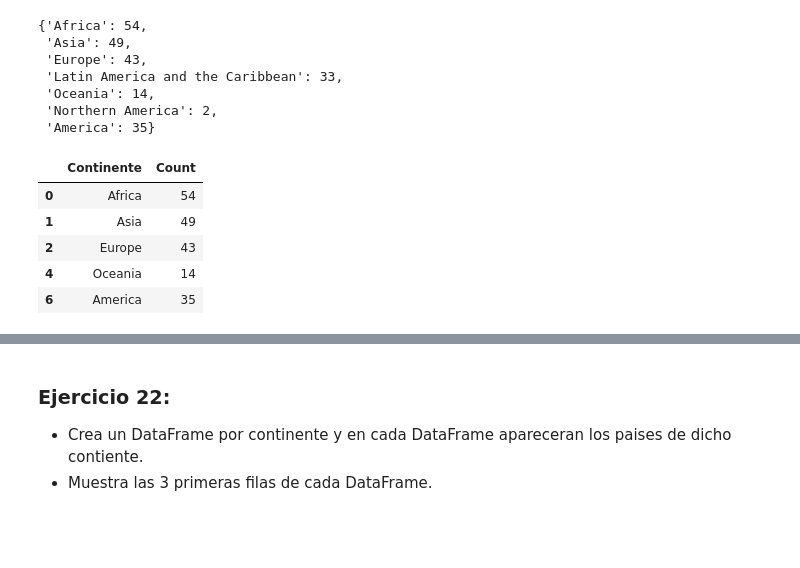
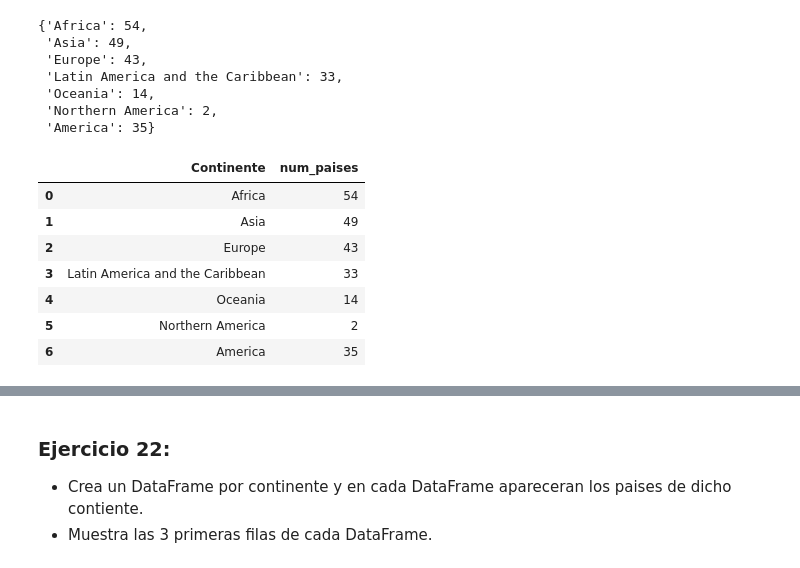
Before and after one commit to CarmenBarrancoGarcia/Carmen_cienciadatos, a Jupyter notebook: Módulo3_Ciencia_Datos/03.pandas_1_ejercicios.ipynb, the cells around one changed output, grey strips where cells are left out. Saved outputs shown, nothing was run; the diff lists cells and outputs as text; code cells hidden in the pictures; blank space fills up the shorter version.

```diff
--- a/Módulo3_Ciencia_Datos/03.pandas_1_ejercicios.ipynb
+++ b/Módulo3_Ciencia_Datos/03.pandas_1_ejercicios.ipynb
@@ -11,3 +11,7 @@ pandas==2.2.3
 # %% [markdown]
 ### Ejercicio 1:
 - Lee el archivo **"Canada.xlsx"** y guardalo en la variable **df**
+# %%
+# Migración de personas de diferentes países hacia Canadá
+df = pd.read_excel("../Data/Canada.xlsx")
+df.head()
@@ -106,3 +66,6 @@ Index([            'Tipo',             'Pais',             'Area',
 # %% [markdown]
 ### Ejercicio 8:
 - Eliminar las columnas: _**Tipo**_, _**Area**_ y _**Region**_.
+# %%
+# Si no hay resultados es que se ha usado inplece=True
+df.drop(["Tipo", "Area", "Region"], axis=1, inplace=True)
@@ -260,6 +407,8 @@ array(['Afghanistan', 'Albania', 'Algeria', 'American Samoa', 'Andorra',
 ### Ejercicio 21:
 - Repite los últimos dos ejercicios tomando en cuenta que america latina y america del norte son un solo continente.
 # %%
+continentes = df["Continente"].value_counts().to_dict()
+continentes
 # %% [output]
 {'Africa': 54,
  'Asia': 49,
@@ -268,6 +417,8 @@ array(['Afghanistan', 'Albania', 'Algeria', 'American Samoa', 'Andorra',
  'Oceania': 14,
  'Northern America': 2}
 # %%
+continentes["America"] = continentes["Latin America and the Caribbean"] + continentes["Northern America"]
+continentes
 # %% [output]
 {'Africa': 54,
  'Asia': 49,
@@ -277,10 +428,14 @@ array(['Afghanistan', 'Albania', 'Algeria', 'American Samoa', 'Andorra',
  'Northern America': 2,
  'America': 35}
 # %%
+df_continentes = pd.DataFrame(continentes.items(), columns=["Continente", "num_paises"])
+df_continentes
 # %% [output]
-|  | Continente | Count |
+|  | Continente | num_paises |
 | 0 | Africa | 54 |
 | 1 | Asia | 49 |
 | 2 | Europe | 43 |
+| 3 | Latin America and the Caribbean | 33 |
 | 4 | Oceania | 14 |
+| 5 | Northern America | 2 |
 | 6 | America | 35 |
```
Also changed, not shown: parts of 52 cells of this notebook, 14 other files.
